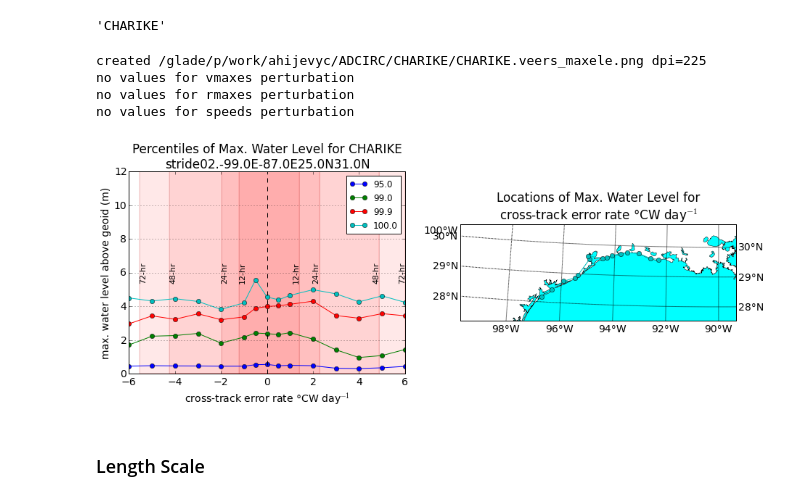
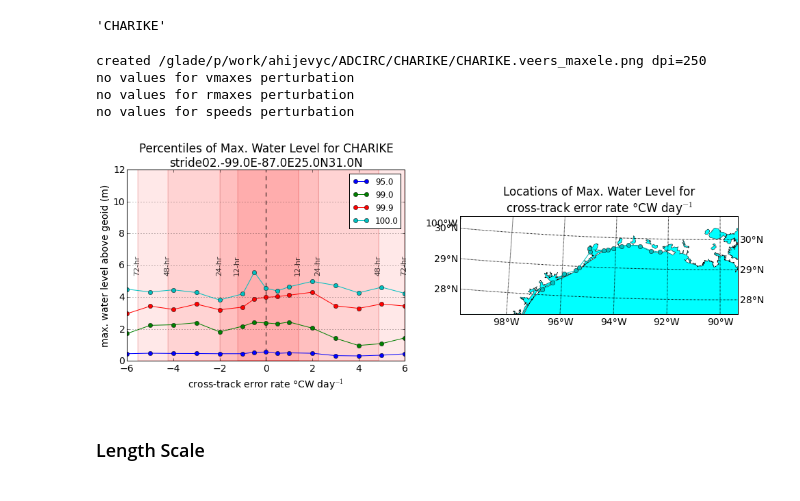
Before and after one commit to ahijevyc/ADCIRC, a Jupyter notebook: CHARIKE.ipynb, the cells around one changed output. Saved outputs shown, nothing was run; the diff lists cells and outputs as text; code cells hidden in the pictures.

Commit message:
copied from ADCIRC.ipynb after running with thisstorm=CHARIKE

```diff
--- a/CHARIKE.ipynb
+++ b/CHARIKE.ipynb
@@ -158,11 +158,15 @@ def map_points(ax, lon, lat, **kwargs):
 
 def forecast_err_box(xmin, xmax, label, **kwargs):
     ax = kwargs['axes']
+    # Dont' change the xaxis range
+    ax.autoscale(False)
     box = ax.axvspan(xmin, xmax, alpha=0.09, facecolor='red', **kwargs)
     edgecolor = 'red'
     box = ax.axvspan(xmin, xmax, alpha=0.1, facecolor="none", edgecolor=edgecolor, lw=2, **kwargs)
-    labelL = ax.annotate(s=label, xy=(xmin+0.02,0.5), ha="left", va="center", xycoords=('data', 'axes fraction'), rotation=90, fontsize=11, **kwargs)
-    labelR = ax.annotate(s=label, xy=(xmax+0.06,0.5), ha="right", va="center", xycoords=('data','axes fraction'), rotation=90, fontsize=11, **kwargs)
+    labelL = ax.annotate(s=label, xy=(xmin,0.5), ha="center", va="center", xycoords=('data', 'axes fraction'),
+                         rotation=90, fontsize=11, annotation_clip=True, zorder=1, alpha=0.75, **kwargs)
+    labelR = ax.annotate(s=label, xy=(xmax,0.5), ha="center", va="center", xycoords=('data','axes fraction'),
+                         rotation=90, fontsize=11, annotation_clip=True, zorder=1, alpha=0.75, **kwargs)
 
 def forecast_err_boxes(ax, perturbation):
 
@@ -199,15 +203,16 @@ def forecast_err_boxes(ax, perturbation):
     if perturbation.name == 'rmaxes':
         # from Kate Fossell's Feb 10 2017 email
         # IKE
-        pert,dist = zip(*[(-50,-37),(-43,-32),(-33,-24),(-20,-15),(0,0),(25,19),(50,37),(75,68),(100,75)])
+        pert,dist = zip(*[(-100,-75),(100,75)])
         if 'CHAR' in thisstorm.name:
             # CHARLEY
-            pert,dist = zip(*[(-50,-19),(-43,-16),(-33,-12),(-20,-7),(0,0),(25,9),(50,18),(75,27),(100,37)])
+            pert,dist = zip(*[(-100,-37),(100,37)])
 
         # list of (hour, km) tuples Feb 10 2017 email from Kate Fossell
         # Based on Cangialosi and Landsea (2016)
         fhr, radii = zip(*[(12,37),(24,52),(36,60),(48,63),(72,68)])
-        fhrboxes = fhr
+        fhrboxes = [12,24,48,72]
+
 
 
     try:
@@ -227,6 +232,9 @@ def forecast_err_boxes(ax, perturbation):
         junk = forecast_err_box(left, right, '%d-hr' % box, axes=ax)
         if left <= np.min(perturbation.values) and right >= np.max(perturbation.values):
             break
+
+def zeroLine(ax):
+    ax.axvline(x=0, linestyle='dashed', color='black', zorder=1)
 # %% [markdown]
 ### Compare Control to NOAA Stations (IKE only)
 # %%
@@ -527,5 +535,5 @@ for perturbation in [veers, vmaxes, rmaxes, speeds]:
 
     # put legend to the right of the current axis
     plt.legend(loc='center left', bbox_to_anchor=(1,0.5), title=perturbation.name+"\n"+perturbation.units, ncol=2, fontsize=11)
-    status = mysavfig(perturbation.storm.basedir+perturbation.storm.name+'.'+perturbation.name+'_'+perturbation.Ithresh+'_timeseries.png',dpi=225)
+    status = mysavfig(perturbation.storm.basedir+perturbation.storm.name+'.'+perturbation.name+'_'+perturbation.Ithresh+'_timeseries.png',dpi=250)
 # %% [output]
@@ -566,38 +574,38 @@ for perturbation in [veers, vmaxes, rmaxes, speeds]:
 
     if len(perturbation.values) == 0:
         print "no values for "+perturbation.name+" perturbation"
         continue
-    fig, ax = plt.subplots(1,2,figsize=(15,5))
+    fig, ax = plt.subplots(1,2,figsize=(16,5))
     ps = np.array([95,99,99.9,100])
     for p in ps:
         maxele = []
         for i, v in enumerate(perturbation):
             maxele.append(np.percentile(perturbation.maxele[i][ibox],p))
         line = ax[0].plot(perturbation.values,maxele,marker='o',label='%.1f'%p)
 
     imaxs = []
     for i, v in enumerate(perturbation):
         t = np.argmax(perturbation.maxele[i][ibox])
         imaxs.append(t)
 
     ax[0].set_ylabel('max. water level above geoid (m)')
     ax[0].set_title("Percentiles of Max. Water Level for "+thisstorm.name+"\n"+thisstorm.domain)
     ax[0].yaxis.grid()
     ax[0].set_ylim(0,12)
     legend = ax[0].legend(loc='best', fontsize=12)
     ax[0].set_xlabel(perturbation.xlabel)
-    ax[0].axvline(x=0, linestyle='dashed', color='black')
+    zeroLine(ax[0])
     forecast_err_boxes(ax[0],perturbation)
 
     m = map_points(ax[1], meshlon[imaxs], meshlat[imaxs], marker='o', color=line[0].get_color())
     ax[1].set_title('Locations of Max. Water Level for\n'+perturbation.xlabel)
-    status = mysavfig(perturbation.storm.basedir+perturbation.storm.name+'.'+perturbation.name+'_maxele.png',dpi=225)
+    status = mysavfig(perturbation.storm.basedir+perturbation.storm.name+'.'+perturbation.name+'_maxele.png',dpi=250)
 # %% [output]
-created /glade/p/work/ahijevyc/ADCIRC/CHARIKE/CHARIKE.veers_maxele.png dpi=225
+created /glade/p/work/ahijevyc/ADCIRC/CHARIKE/CHARIKE.veers_maxele.png dpi=250
 no values for vmaxes perturbation
 no values for rmaxes perturbation
 no values for speeds perturbation
-[figure, old version]
+[figure, new version]
 # %% [markdown]
 ### Length Scale
 # %% [markdown]
```
Also changed, not shown: parts of 7 cells of this notebook.
